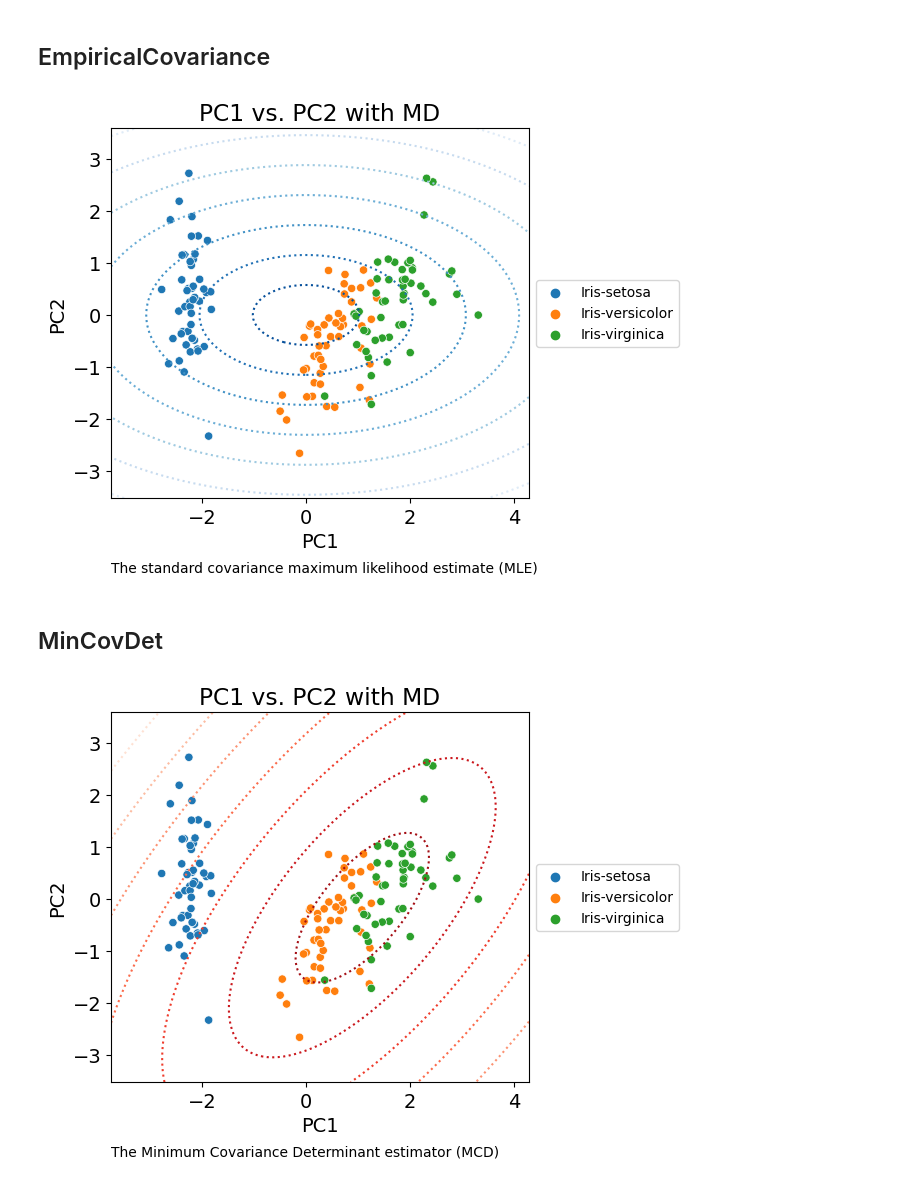
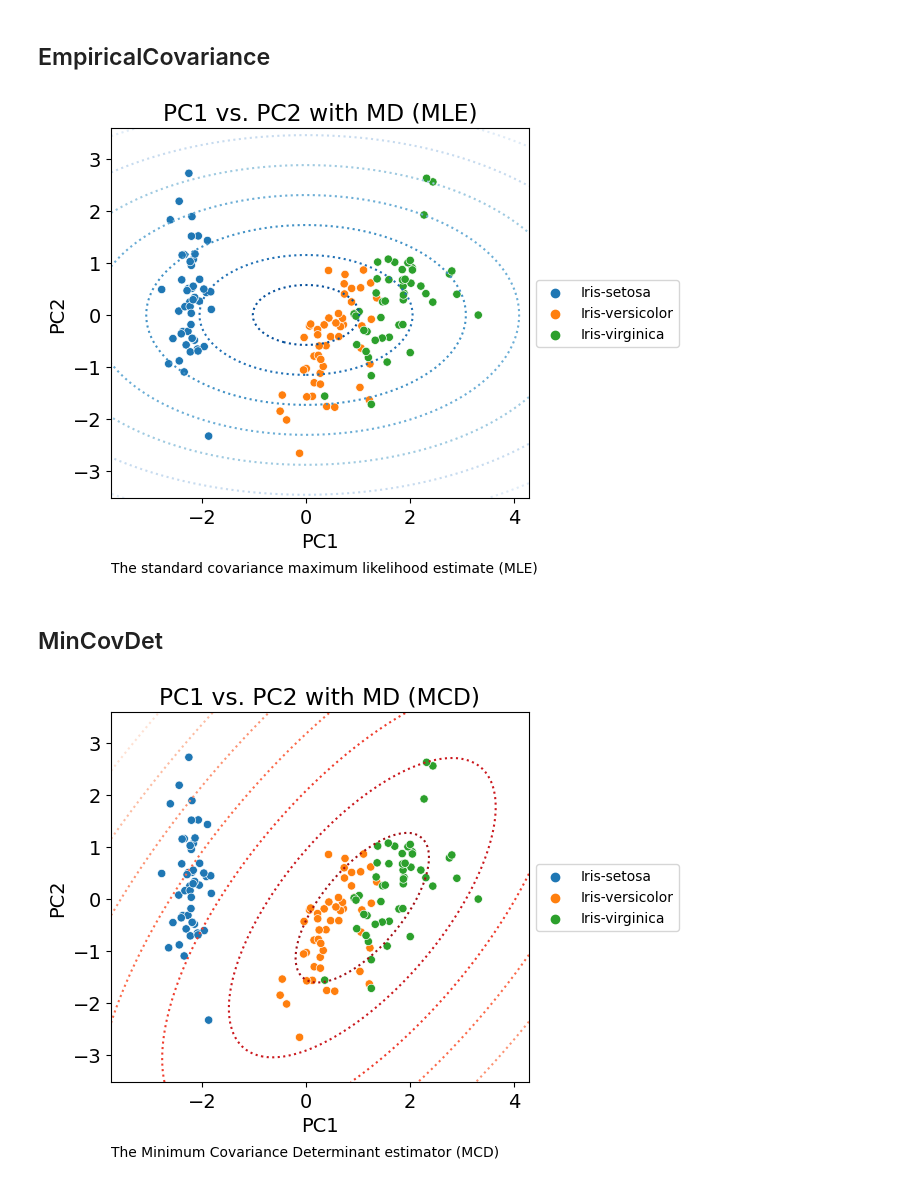
Before and after one commit to bitwalk123/MyNotebook, a Jupyter notebook: iris_PCA_py_2.ipynb, the cells around one changed output. Drawn from its saved outputs; the diff is of its cells as text; code cells hidden in the pictures.

```diff
--- a/iris_PCA_py_2.ipynb
+++ b/iris_PCA_py_2.ipynb
@@ -127,7 +126,7 @@ fig, ax = plt.subplots()
 sns.scatterplot(data=df_pca, x='PC1', y='PC2', hue=col_y, ax=ax)
 ax.set_aspect('equal')
 ax.legend(loc='center left', bbox_to_anchor=(1, 0.5), fontsize=10)
-ax.set_title('PC1 vs. PC2 with MD')
+ax.set_title('PC1 vs. PC2 with MD (MLE)')
 
 # adjust axis range wider
 factor = 0.1
@@ -152,37 +151,37 @@ ax.annotate('The standard covariance maximum likelihood estimate (MLE)', xy = (0
 plt.savefig('iris_26_PCA_PC1PC2.png')
 plt.show()
 # %% [output]
-[figure, old version]
+[figure, new version]
 # %% [markdown]
 ## MinCovDet
 # %%
 fig, ax = plt.subplots()
 sns.scatterplot(data=df_pca, x='PC1', y='PC2', hue=col_y, ax=ax)
 ax.set_aspect('equal')
 ax.legend(loc='center left', bbox_to_anchor=(1, 0.5), fontsize=10)
-ax.set_title('PC1 vs. PC2 with MD')
+ax.set_title('PC1 vs. PC2 with MD (MCD)')
 
 # adjust axis range wider
 factor = 0.1
 plt.xlim(adjust_range(plt.xlim(), factor))
 plt.ylim(adjust_range(plt.ylim(), factor))
 
 # Create meshgrid of feature 1 and feature 2 values
 xx, yy = np.meshgrid(
     np.linspace(plt.xlim()[0], plt.xlim()[1], 100),
     np.linspace(plt.ylim()[0], plt.ylim()[1], 100),
 )
 zz = np.c_[xx.ravel(), yy.ravel()]
 
 # Calculate the MCD based Mahalanobis distances
 mahal_robust_cov = robust_cov.mahalanobis(zz)
 mahal_robust_cov = mahal_robust_cov.reshape(xx.shape)
 robust_contour = ax.contour(
     xx, yy, np.sqrt(mahal_robust_cov), cmap=plt.cm.Reds_r, linestyles="dotted"
 )
 ax.annotate('The Minimum Covariance Determinant estimator (MCD)', xy = (0, -0.2), xycoords='axes fraction', fontsize=10)
 
 plt.savefig('iris_27_PCA_PC1PC2.png')
 plt.show()
 # %% [output]
-[figure, old version]
+[figure, new version]
```
Also changed, not shown: parts of 1 cell of this notebook, 2 other files.
